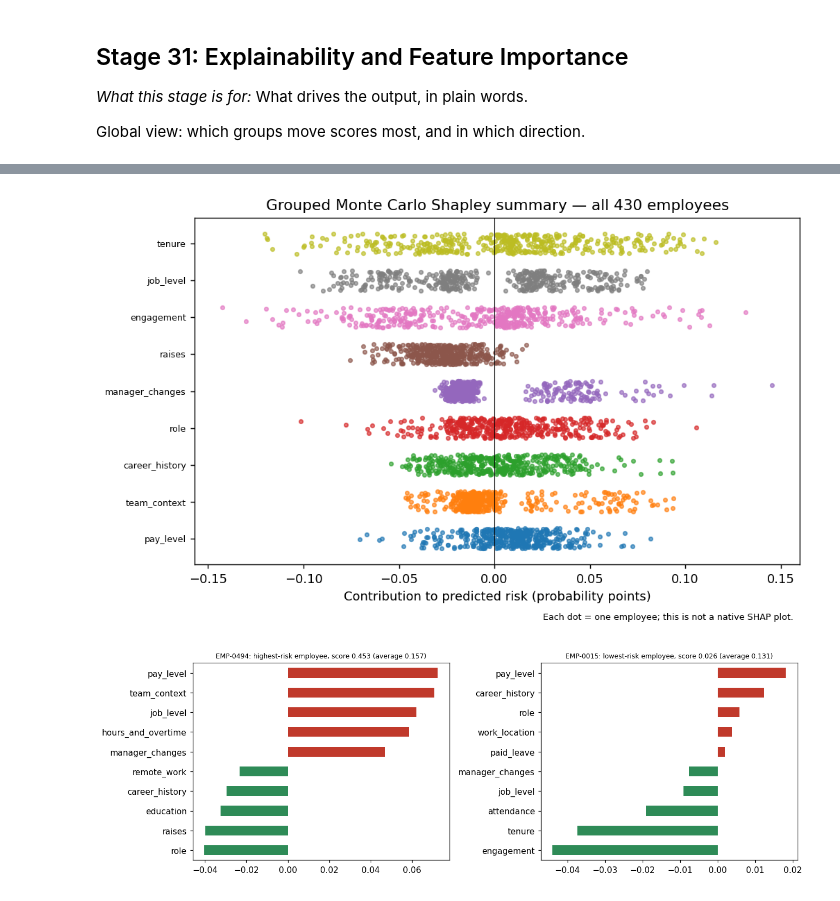
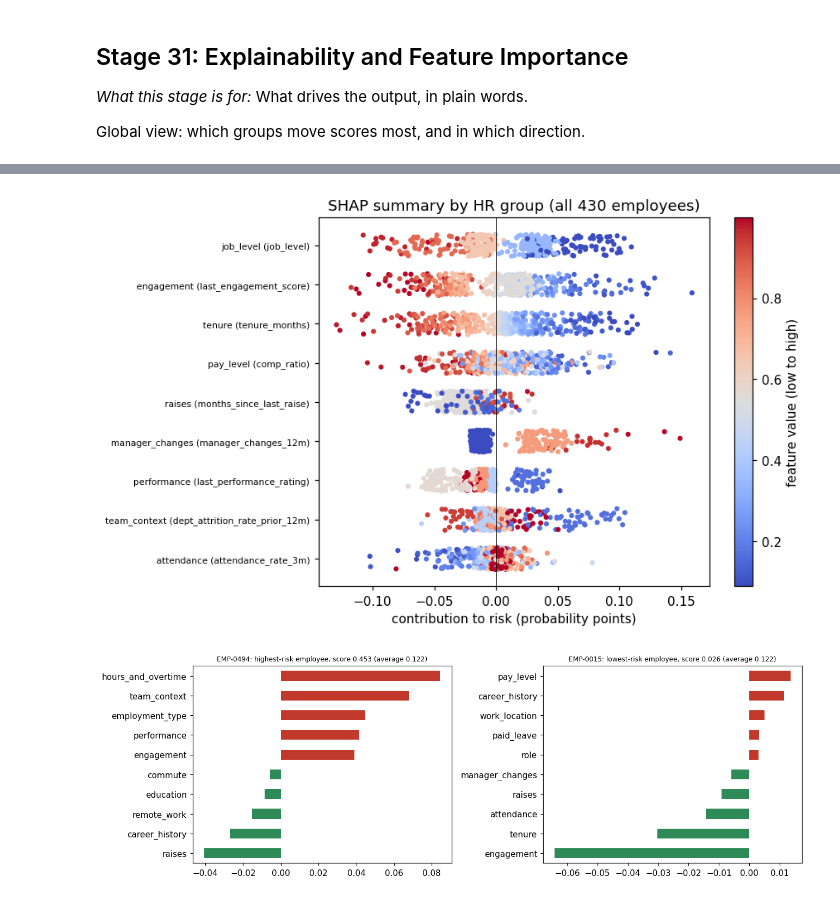
Before and after one commit to jaisurya04/cortexhr, a Jupyter notebook: phase3/notebooks/10_task14_shap_explanations.ipynb, the cells around one changed output, grey strips where cells are left out. Cells and saved outputs as stored; diff of their text form; code cells hidden in the pictures.

```diff
--- a/phase3/notebooks/10_task14_shap_explanations.ipynb
+++ b/phase3/notebooks/10_task14_shap_explanations.ipynb
@@ -348,4 +350,6 @@ There is no model training in this task. 'Training' here means running the expla
 # %%
 import time; t = time.time(); o = RR.run_task14(write=True); print('explanation run finished in %.0f seconds' % (time.time() - t))
-phi, base, fx, rep, X = o['phi'], o['base'], o['fx'], o['report'], o['X']; print('permutations:', o['n_permutations'], '(each run twice: forward and reversed)')
+phi, base, fx, rep, X = o['phi'], o['base'], o['fx'], o['report'], o['X']; p = o['p']
+print('SHAP version:', o['shap_version'], '| employees explained:', len(phi), '| background rows:', o['background_rows'], '| additivity error:', o['additivity_max_error'])
+phi.head()
 # %% [output]
@@ -374,7 +370,9 @@ Cross-validation analogue: **split-half stability**. The permutations were run a
 # %%
 from cortexhr.phase3.explanations.risk_report import select_reasons
-ta, tb = select_reasons(o['phi_a']), select_reasons(o['phi_b'])
+f = lambda d: o['model'].predict_proba(d)[:, 1]; sub = X.reset_index(drop=True).iloc[:40]; ref = phi.iloc[:40].reset_index(drop=True)
+alt = explain_with_shap(f, sub, o['background'], groups=GROUPS, seed=SEED + 1, max_background=50)['group_values']
+ta, tb = select_reasons(ref), select_reasons(alt)
 ov3 = np.array([len({ta.loc[i, 'driver_1'], ta.loc[i, 'driver_2'], ta.loc[i, 'driver_3']} & {tb.loc[i, 'driver_1'], tb.loc[i, 'driver_2'], tb.loc[i, 'driver_3']}) / 3 for i in range(len(ta))])
-same_top1 = (ta.driver_1 == tb.driver_1).mean()
-print('correlation of contributions between halves: %.3f | same #1 reason: %.1f%% | mean overlap of the 3 shown reasons: %.2f | all three identical: %.1f%%' % (o['stability']['phi_correlation'], same_top1 * 100, ov3.mean(), (ov3 == 1).mean() * 100))
+same_top1 = (ta.driver_1 == tb.driver_1).mean(); corr = float(np.corrcoef(ref.to_numpy().ravel(), alt.to_numpy().ravel())[0, 1])
+print('correlation of contributions between the two seeds: %.3f | same #1 reason: %.1f%% | mean overlap of the 3 shown reasons: %.2f | all three identical: %.1f%%' % (corr, same_top1 * 100, ov3.mean(), (ov3 == 1).mean() * 100))
 # %% [output]
@@ -388,7 +386,7 @@ How many permutations are enough? Contributions for 40 employees with few permut
 # %%
-sub = X.reset_index(drop=True).iloc[:40]; ref = phi.iloc[:40]; rows = []
-for k in (1, 2, 4, 8):
-    pk, _, _ = shapley_values(lambda d: o['model'].predict_proba(d)[:, 1], sub, o['background'], GROUPS, k, 7)
-    rows.append({'permutations (x2 with reversal)': k, 'correlation with final': float(np.corrcoef(pk.to_numpy().ravel(), ref.to_numpy().ravel())[0, 1])})
+rows = []
+for k in (10, 25):
+    pk = explain_with_shap(f, sub, o['background'], groups=GROUPS, seed=7, max_background=k)['group_values']
+    rows.append({'background rows': k, 'correlation with final': float(np.corrcoef(pk.to_numpy().ravel(), ref.to_numpy().ravel())[0, 1])})
 conv = pd.DataFrame(rows); conv.round(3)
 # %% [output]
@@ -438,6 +434,6 @@ Low agreement happens when several groups have almost the same small contributio
 
 Global view: which groups move scores most, and in which direction.
 # %%
-imp = phi.abs().mean().sort_values(ascending=False); fig, ax = plt.subplots(figsize=(7, 5)); imp.head(15)[::-1].plot.barh(ax=ax, color='#2f6fb0'); ax.set_xlabel('mean |contribution| (probability points)'); ax.set_title('Global importance of explanation groups (SHAP-style, Monte Carlo Shapley)'); plt.tight_layout(); plt.savefig(P.FIGURES / 'task14_shap_global_importance.png', dpi=130, bbox_inches='tight'); imp.head(8).round(4).to_frame('mean_abs_contribution')
+imp = phi.abs().mean().sort_values(ascending=False); fig, ax = plt.subplots(figsize=(7, 5)); imp.head(15)[::-1].plot.barh(ax=ax, color='#2f6fb0'); ax.set_xlabel('mean |contribution| (probability points)'); ax.set_title('Global importance of explanation groups (shap library, all 430 employees)'); plt.tight_layout(); plt.savefig(P.FIGURES / 'task14_shap_global_importance.png', dpi=130, bbox_inches='tight'); imp.head(8).round(4).to_frame('mean_abs_contribution')
 # %% [output]
                  mean_abs_contribution
@@ -453,16 +449,16 @@ team_context                    0.0204
 # %%
 KEY = {'tenure': 'tenure_months', 'engagement': 'last_engagement_score', 'raises': 'months_since_last_raise', 'pay_level': 'comp_ratio', 'manager_changes': 'manager_changes_12m', 'performance': 'last_performance_rating',
        'attendance': 'attendance_rate_3m', 'team_context': 'dept_attrition_rate_prior_12m', 'job_level': 'job_level', 'commute': 'commute_distance_km', 'training': 'training_hours_12m', 'hours_and_overtime': 'avg_hours_worked_3m'}
 top = [g for g in imp.index if g in KEY][:9]; fig, ax = plt.subplots(figsize=(8, 5)); rng = np.random.default_rng(SEED); Xr = X.reset_index(drop=True)
 for k, g in enumerate(top[::-1]):
     v = Xr[KEY[g]].rank(pct=True).fillna(.5).to_numpy(); sc_ = ax.scatter(phi[g], k + rng.uniform(-.28, .28, len(phi)), c=v, cmap='coolwarm', s=9)
-ax.set_yticks(range(len(top))); ax.set_yticklabels([f'{g} ({KEY[g]})' for g in top[::-1]], fontsize=7); ax.axvline(0, color='k', lw=.6); ax.set_xlabel('contribution to risk (probability points)'); plt.colorbar(sc_, label='feature value (low to high)'); ax.set_title('Grouped Monte Carlo Shapley summary (all 430 employees)'); plt.tight_layout(); plt.savefig(P.FIGURES / 'task14_shap_summary.png', dpi=130, bbox_inches='tight')
+ax.set_yticks(range(len(top))); ax.set_yticklabels([f'{g} ({KEY[g]})' for g in top[::-1]], fontsize=7); ax.axvline(0, color='k', lw=.6); ax.set_xlabel('contribution to risk (probability points)'); plt.colorbar(sc_, label='feature value (low to high)'); ax.set_title('SHAP summary by HR group (all 430 employees)'); plt.tight_layout(); plt.savefig(P.FIGURES / 'task14_shap_summary.png', dpi=130, bbox_inches='tight')
 # %% [output]
-[figure, old version]
+[figure, new version]
 # %%
 i_hi, i_lo = int(np.argmax(p)), int(np.argmin(p)); fig, ax = plt.subplots(1, 2, figsize=(12, 4))
 for a, i, t in zip(ax, (i_hi, i_lo), ('highest-risk employee', 'lowest-risk employee')):
     s = phi.iloc[i].sort_values(); s = pd.concat([s.head(5), s.tail(5)]); s.plot.barh(ax=a, color=['#2e8b57' if v < 0 else '#c0392b' for v in s]); a.set_title(f'{scoring.employee_id.iloc[i]}: {t}, score {p[i]:.3f} (average {base.iloc[i]:.3f})', fontsize=8)
 plt.tight_layout()
 # %% [output]
-[figure, old version]
+[figure, new version]
```
Also changed, not shown: parts of 16 cells of this notebook, 55 other files.
